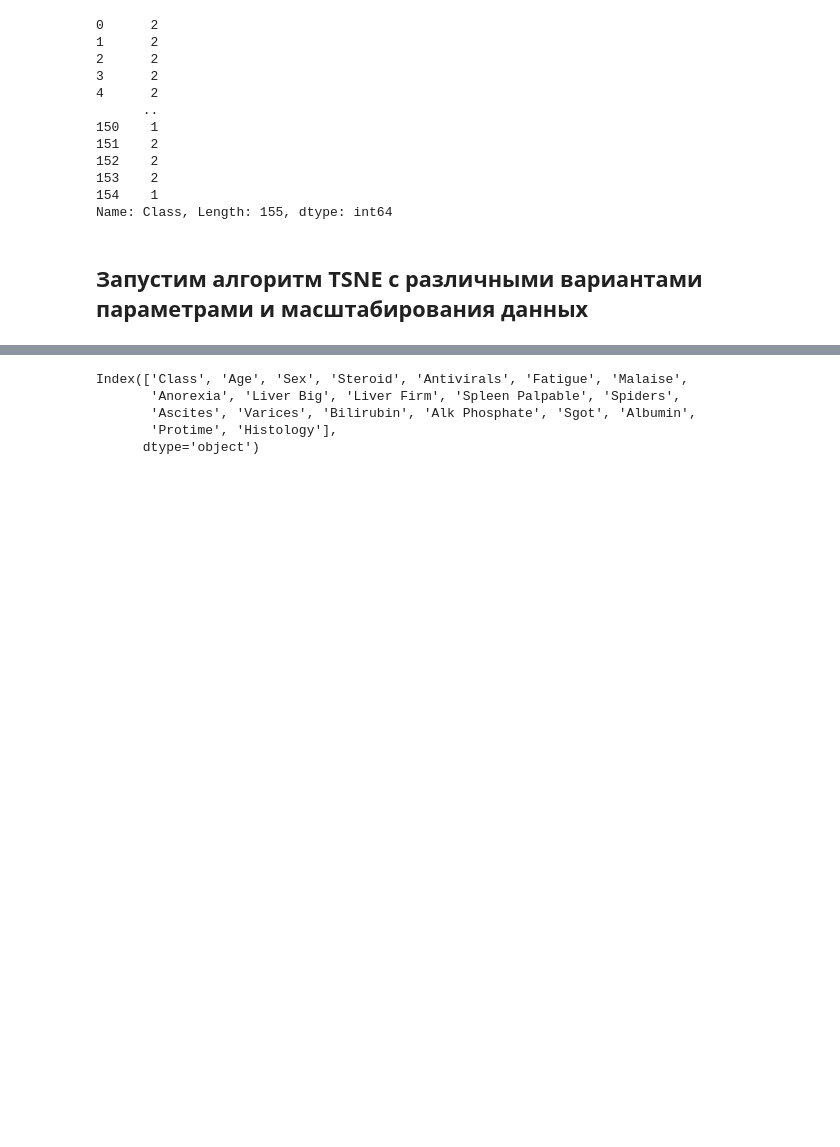
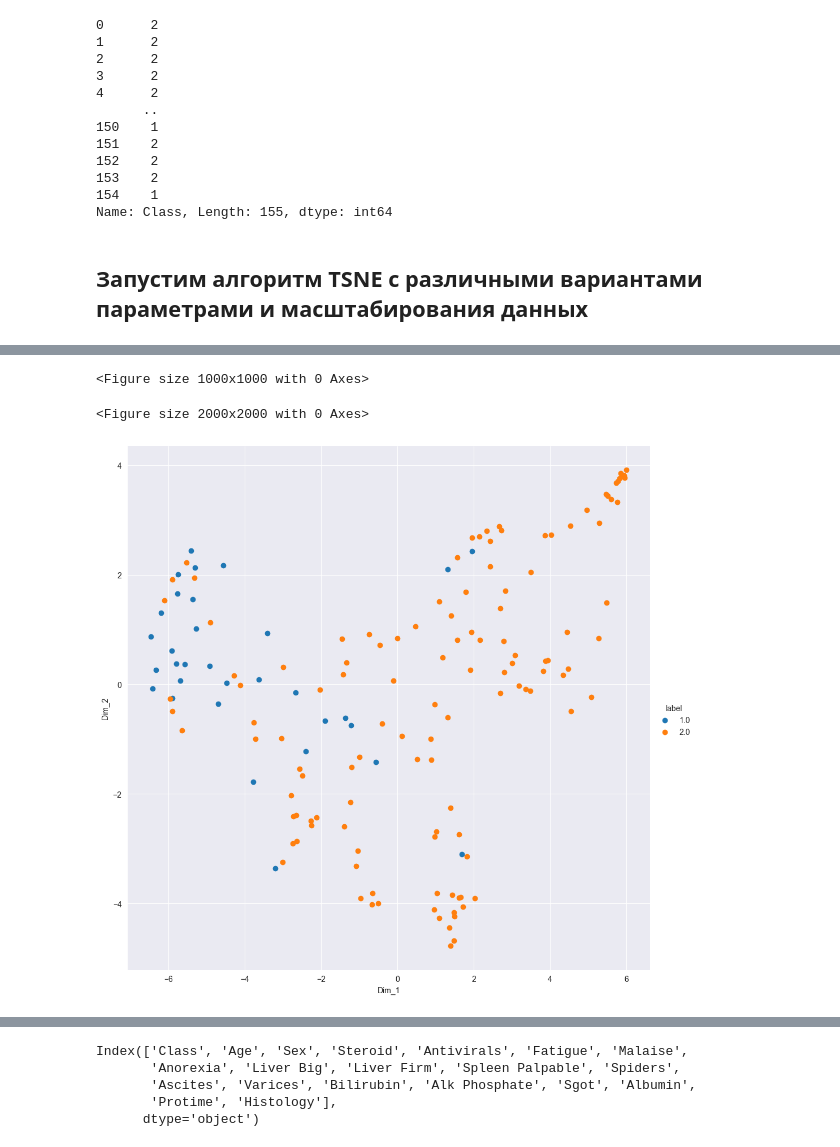
Before and after one commit to FuseII/intelligent_systems, a Jupyter notebook: lab_3_4/dimension_reduce/hepatitis.ipynb, the cells around one changed output, grey strips where cells are left out. Saved outputs shown, nothing was run; the diff lists cells and outputs as text; code cells hidden in the pictures; blank space fills up the shorter version.

Commit message:
trimap and umap

```diff
--- a/lab_3_4/dimension_reduce/hepatitis.ipynb
+++ b/lab_3_4/dimension_reduce/hepatitis.ipynb
@@ -503,3 +523,20 @@ plot_umap(X=X_umap, umap_kwargs=umap_kwargs, save=False,
 # %%
 #import pacmap, trimap - не работает на python 3.12. Попробовать запустить на python 3.7
 # Применить методы стандартизации/масштабирования
+def plot_pacmap(X, title, pacmap_kwargs,  save=False, save_name="umap"):
+    X_pacmap = PaCMAP(**pacmap_kwargs).fit_transform(X)
+    plt.figure(figsize=(10, 10))
+    pacmap_data = np.vstack((X_pacmap.T, hepatitis_targets)).T
+    pacmap_df = pd.DataFrame(data=pacmap_data,columns=("Dim_1","Dim_2","label"))
+    plt.figure(figsize=(20, 20))
+    sns.FacetGrid(pacmap_df,hue="label",height=10).map(plt.scatter,"Dim_1","Dim_2").add_legend()
+    plt.show()
+# %%
+pacmap_kwargs = {}
+X_pacmap = StandardScaler().fit_transform(hepatitis_features)
+plot_pacmap(X=X_pacmap, pacmap_kwargs=pacmap_kwargs, save=False,
+          title="UMAP 2-Dimensional representation of the 3-Dimensional feature space")
+# %% [output]
+<Figure size 1000x1000 with 0 Axes>
+<Figure size 2000x2000 with 0 Axes>
+[figure, added]
```
Also changed, not shown: parts of 29 cells of this notebook, 1 other file.
